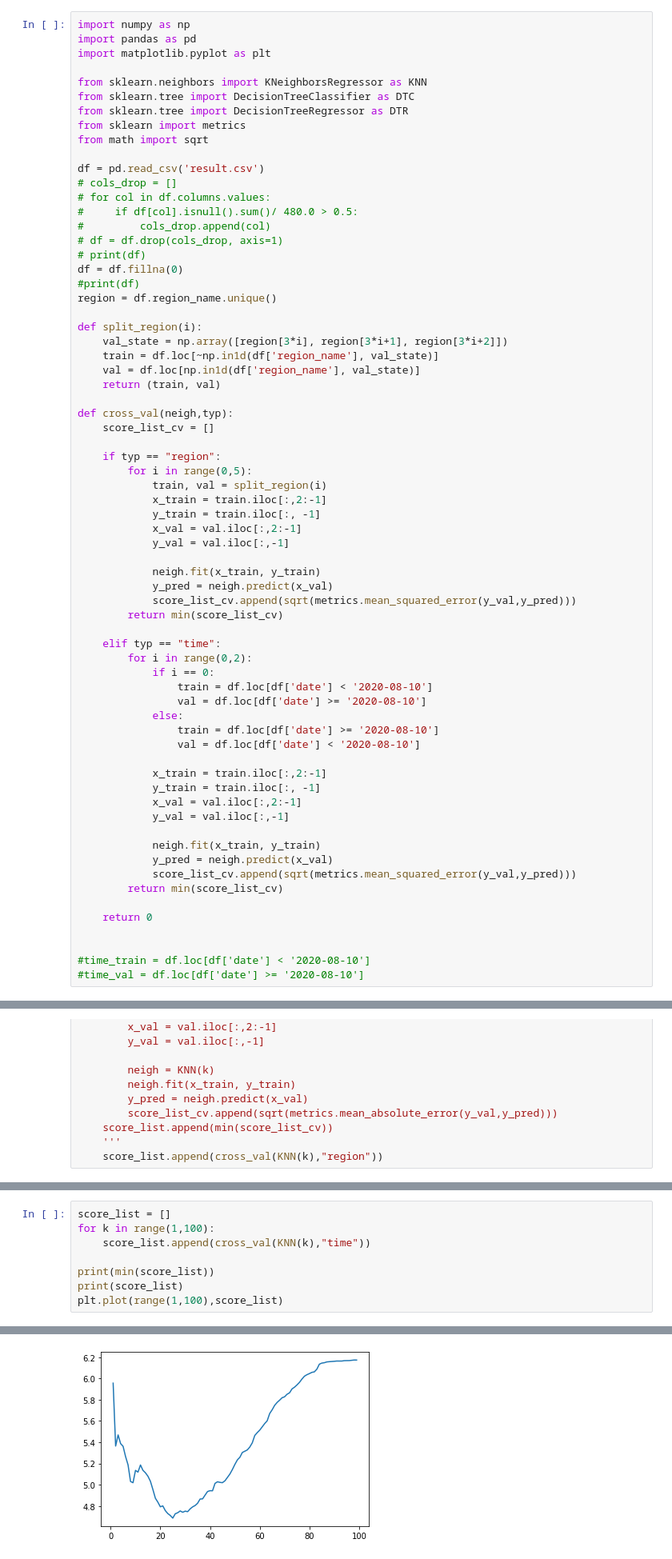
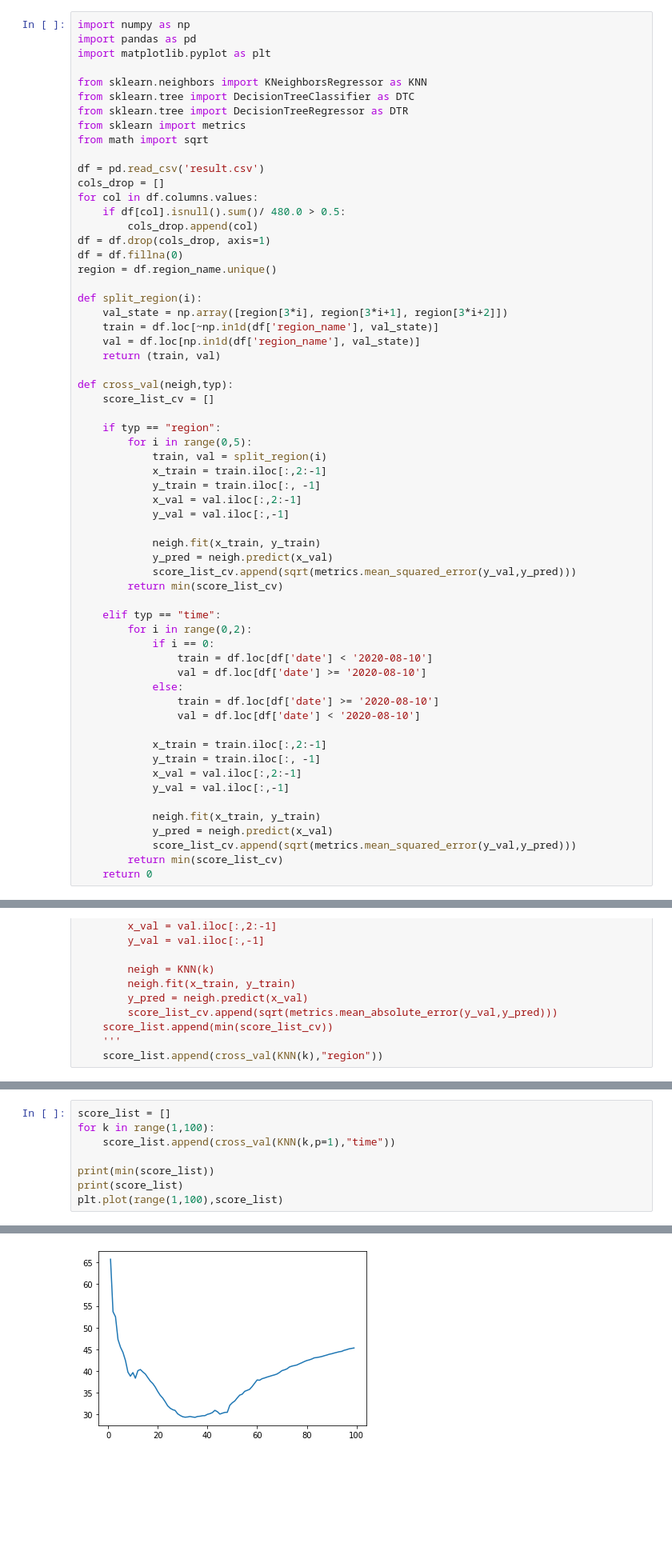
Before and after one commit to JumjieYang/COVID19-ML, a Jupyter notebook: predict.ipynb, the cells around one changed output, grey strips where cells are left out. Shown: that part at 80% size. Saved outputs shown, nothing was run; the diff lists cells and outputs as text; blank space fills up the shorter version.

```diff
--- a/predict.ipynb
+++ b/predict.ipynb
@@ -10,14 +10,12 @@ from sklearn import metrics
 from math import sqrt
 
 df = pd.read_csv('result.csv')
-# cols_drop = []
-# for col in df.columns.values:
-#     if df[col].isnull().sum()/ 480.0 > 0.5:
-#         cols_drop.append(col)
-# df = df.drop(cols_drop, axis=1)
-# print(df)
+cols_drop = []
+for col in df.columns.values:
+    if df[col].isnull().sum()/ 480.0 > 0.5:
+        cols_drop.append(col)
+df = df.drop(cols_drop, axis=1)
 df = df.fillna(0)
-#print(df)
 region = df.region_name.unique()
 
 def split_region(i):
@@ -60,12 +58,7 @@ def cross_val(neigh,typ):
             y_pred = neigh.predict(x_val)
             score_list_cv.append(sqrt(metrics.mean_squared_error(y_val,y_pred)))
         return min(score_list_cv)
-
     return 0
-
-
-#time_train = df.loc[df['date'] < '2020-08-10']
-#time_val = df.loc[df['date'] >= '2020-08-10']
 # %%
 score_list = []
 for k in range(1,100):
@@ -113,7 +106,7 @@ plt.plot(range(3,20),score_list)
 # %%
 score_list = []
 for k in range(1,100):
-    score_list.append(cross_val(KNN(k),"time"))
+    score_list.append(cross_val(KNN(k,p=1),"time"))
 
 print(min(score_list))
 print(score_list)
@@ -124,5 +117,5 @@ plt.plot(range(1,100),score_list)
 [<matplotlib.lines.Line2D at 0x...>]
-[figure, old version]
+[figure, new version]
 # %%
 score_list = []
 for k in range(3,20):
```
Also changed, not shown: parts of 5 cells of this notebook, 2 other files.
